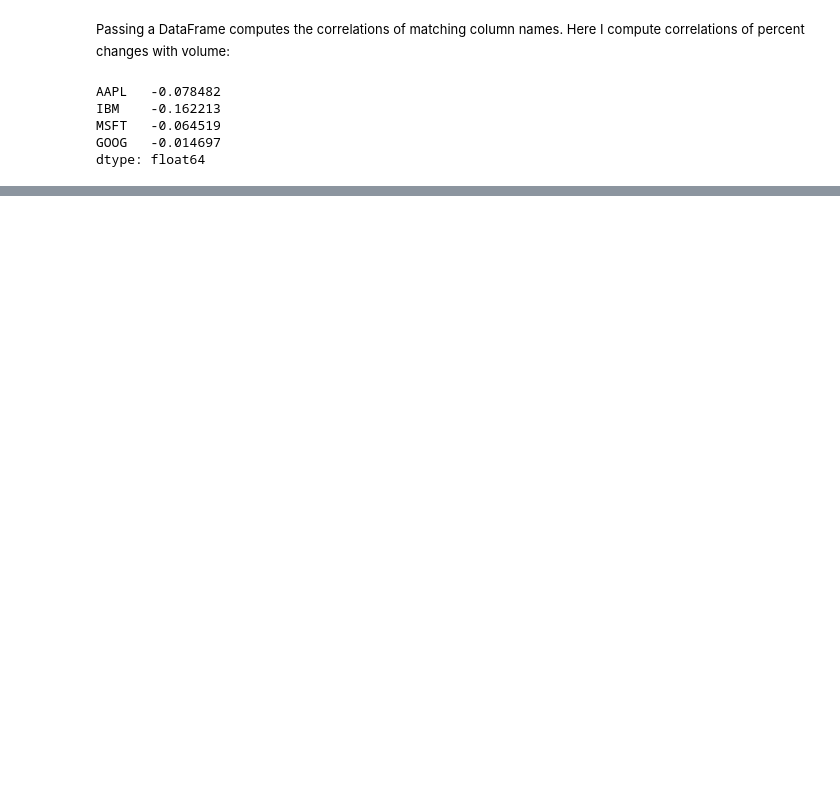
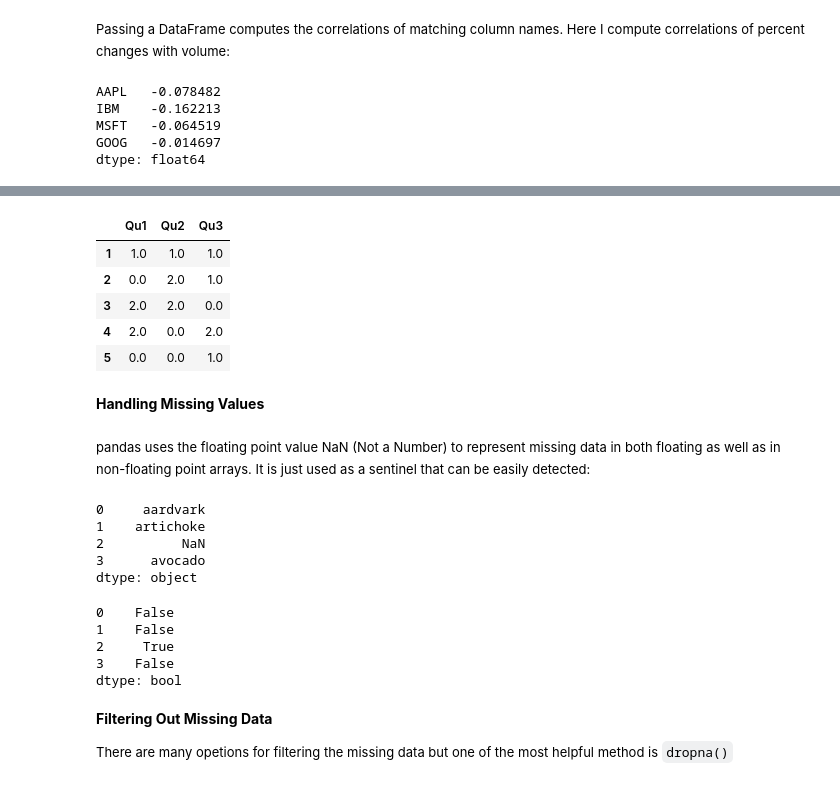
Before and after one commit to AmanSg098/ML-Projects, a Jupyter notebook: Pandaspract.ipynb, the cells around one changed output, grey strips where cells are left out. Drawn from its saved outputs; the diff is of its cells as text; code cells hidden in the pictures; blank space fills up the shorter version.

```diff
--- a/Pandaspract.ipynb
+++ b/Pandaspract.ipynb
@@ -1097,0 +1167,37 @@ dtype: float64
+# %%
+result = data.apply(pd.value_counts).fillna(0)
+result
+# %% [output]
+|  | Qu1 | Qu2 | Qu3 |
+| 1 | 1.0 | 1.0 | 1.0 |
+| 2 | 0.0 | 2.0 | 1.0 |
+| 3 | 2.0 | 2.0 | 0.0 |
+| 4 | 2.0 | 0.0 | 2.0 |
+| 5 | 0.0 | 0.0 | 1.0 |
+# %% [markdown]
+<b>Handling Missing Values</n>
+# %% [markdown]
+<font size=2>pandas uses the floating point value NaN (Not a Number) to represent missing data in
+both floating as well as in non-floating point arrays. It is just used as a sentinel that can
+be easily detected:</font>
+# %%
+string_data = pd.Series(['aardvark', 'artichoke', np.nan, 'avocado'])
+string_data
+# %% [output]
+0     aardvark
+1    artichoke
+2          NaN
+3      avocado
+dtype: object
+# %%
+string_data.isnull()
+# %% [output]
+0    False
+1    False
+2     True
+3    False
+dtype: bool
+# %% [markdown]
+<b>Filtering Out Missing Data</b>
+
+<font size=2>There are many opetions for filtering the missing data but one of the most helpful method is `dropna()`</font>
```
Also changed, not shown: parts of 26 cells of this notebook.
